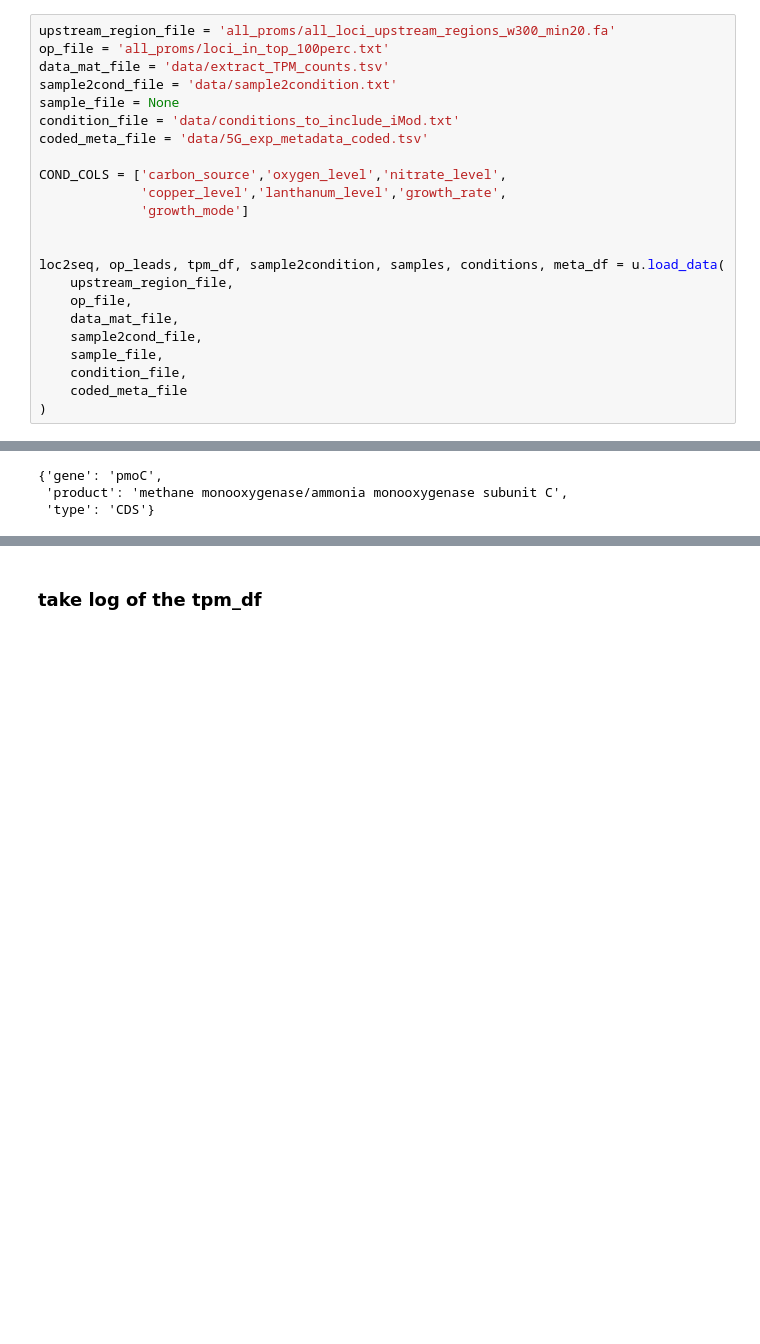
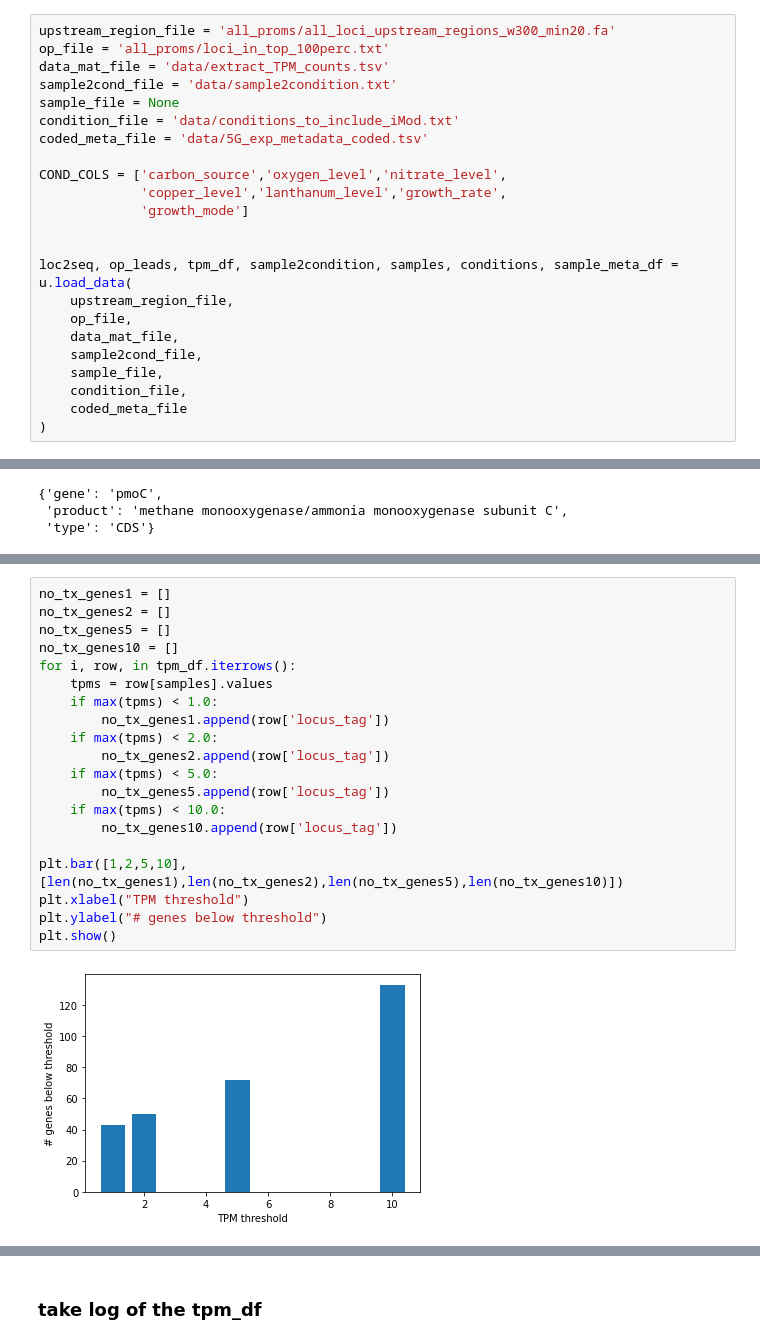
Before and after one commit to erinhwilson/deep-5g-sandbox, a Jupyter notebook: prep_5g_data_for_iMod.ipynb, the cells around one changed output, grey strips where cells are left out. Drawn from its saved outputs; the diff is of its cells as text; blank space fills up the shorter version.

Commit message:
added adjustment for low expression genes and subtracted conditions in iMod prep

```diff
--- a/prep_5g_data_for_iMod.ipynb
+++ b/prep_5g_data_for_iMod.ipynb
@@ -28,7 +30,7 @@ COND_COLS = ['carbon_source','oxygen_level','nitrate_level',
              'growth_mode']
 
 
-loc2seq, op_leads, tpm_df, sample2condition, samples, conditions, meta_df = u.load_data(
+loc2seq, op_leads, tpm_df, sample2condition, samples, conditions, sample_meta_df = u.load_data(
     upstream_region_file,
     op_file,
     data_mat_file,
@@ -91,0 +118,22 @@ locus2info['EQU24_RS19315']
+# %%
+no_tx_genes1 = []
+no_tx_genes2 = []
+no_tx_genes5 = []
+no_tx_genes10 = []
+for i, row, in tpm_df.iterrows():
+    tpms = row[samples].values
+    if max(tpms) < 1.0:
+        no_tx_genes1.append(row['locus_tag'])
+    if max(tpms) < 2.0:
+        no_tx_genes2.append(row['locus_tag'])
+    if max(tpms) < 5.0:
+        no_tx_genes5.append(row['locus_tag'])
+    if max(tpms) < 10.0:
+        no_tx_genes10.append(row['locus_tag'])
+
+plt.bar([1,2,5,10],[len(no_tx_genes1),len(no_tx_genes2),len(no_tx_genes5),len(no_tx_genes10)])
+plt.xlabel("TPM threshold")
+plt.ylabel("# genes below threshold")
+plt.show()
+# %% [output]
+[figure, added]
```
Also changed, not shown: parts of 37 cells of this notebook.
